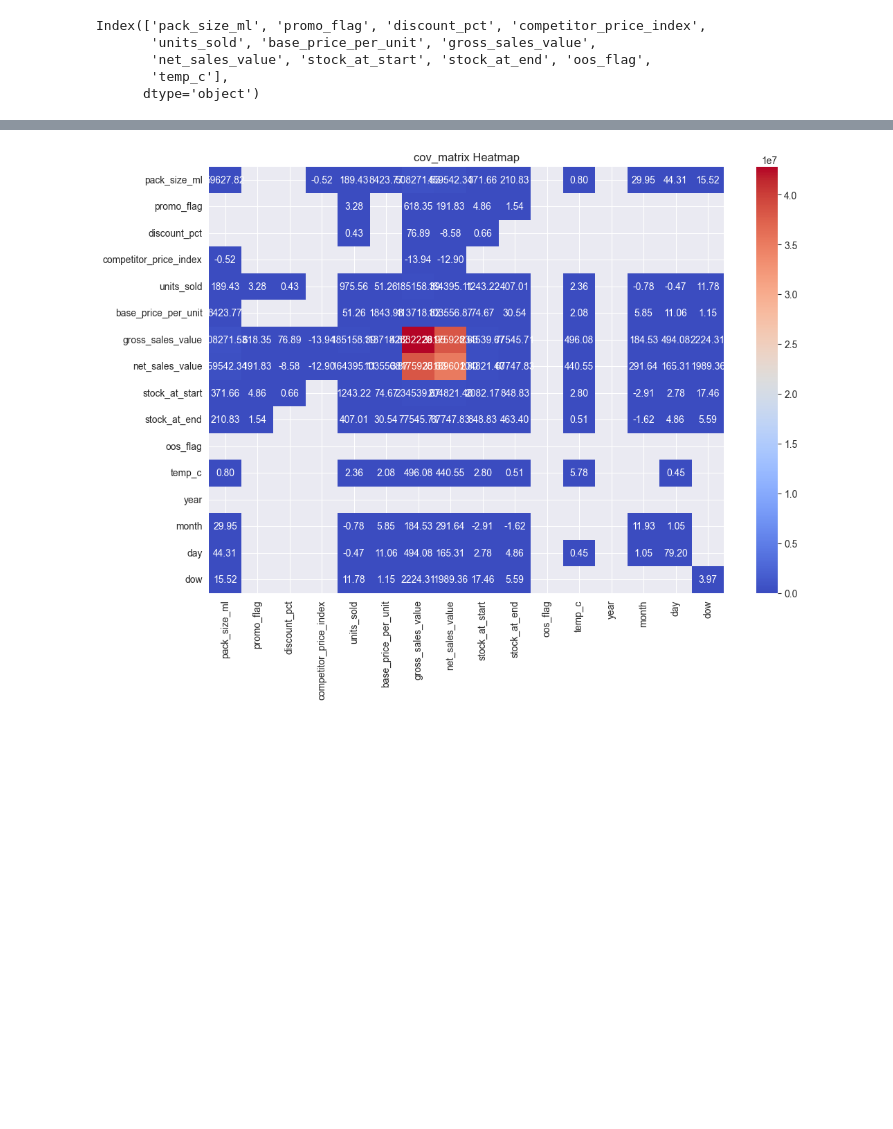
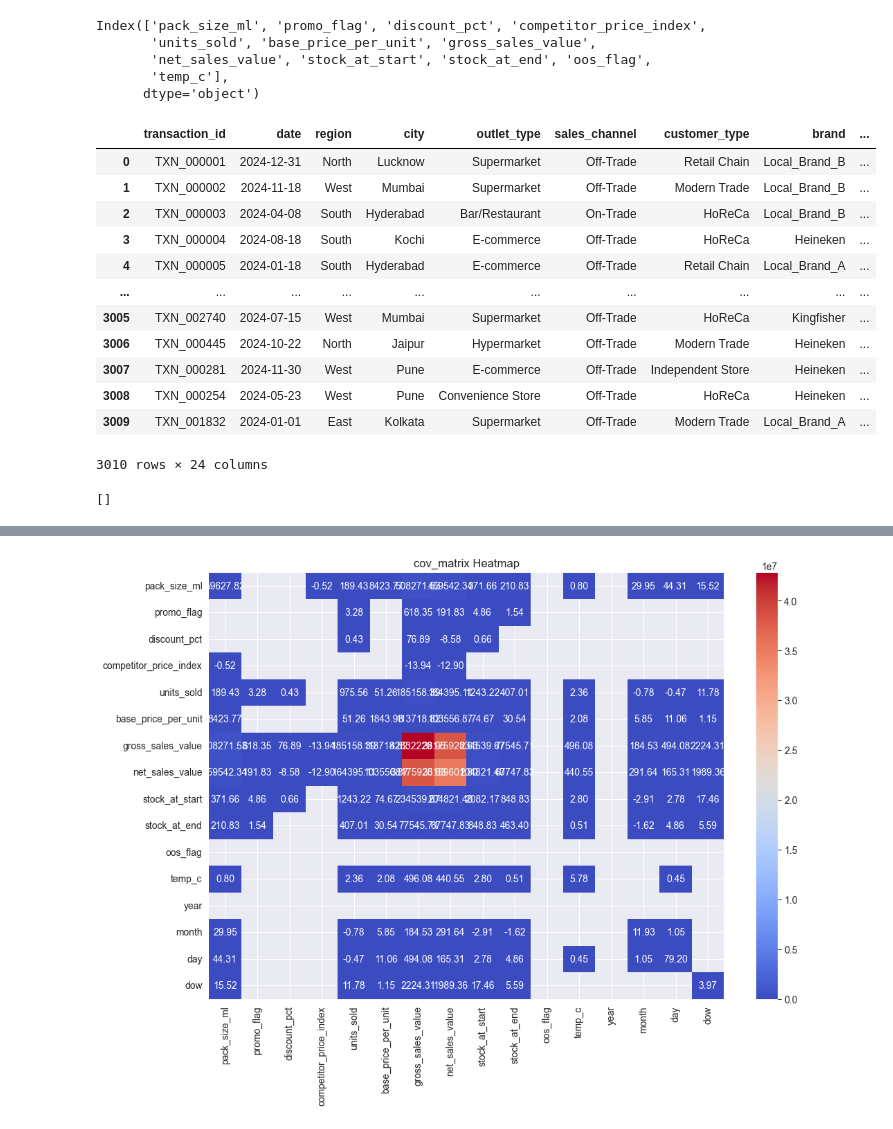
Before and after one commit to akajai/PyCharmMiscProject, a Jupyter notebook: EDA/Data/cs2/cs2.ipynb, the cells around one changed output, grey strips where cells are left out. Saved outputs shown, nothing was run; the diff lists cells and outputs as text; code cells hidden in the pictures; blank space fills up the shorter version.

```diff
--- a/EDA/Data/cs2/cs2.ipynb
+++ b/EDA/Data/cs2/cs2.ipynb
@@ -1,26 +1,45 @@
 # %%
 import pandas as pd
 import seaborn as sc
 import matplotlib.pyplot as plt
 from numpy.f2py.cfuncs import includes
 import tensorflow as tf
-
+tf.config.list_physical_devices('GPU')
 df=pd.read_csv('fmcg_realtime_sales.csv')
 #df.describe()
 #df.shape
 #df.dtypes
 df.info
 #df.plot()
 #df.isna().sum()
 #df.interpolate()
 num_cols = df.select_dtypes(include=['int64', 'float64']).columns
 print(num_cols)
+df
 # %% [output]
 Index(['pack_size_ml', 'promo_flag', 'discount_pct', 'competitor_price_index',
        'units_sold', 'base_price_per_unit', 'gross_sales_value',
        'net_sales_value', 'stock_at_start', 'stock_at_end', 'oos_flag',
        'temp_c'],
       dtype='object')
+|  | transaction_id | date | region | city | outlet_type | sales_channel | customer_type | brand | ... |
+| 0 | TXN_000001 | 2024-12-31 | North | Lucknow | Supermarket | Off-Trade | Retail Chain | Local_Brand_B | ... |
+| 1 | TXN_000002 | 2024-11-18 | West | Mumbai | Supermarket | Off-Trade | Modern Trade | Local_Brand_B | ... |
+| 2 | TXN_000003 | 2024-04-08 | South | Hyderabad | Bar/Restaurant | On-Trade | HoReCa | Local_Brand_B | ... |
+| 3 | TXN_000004 | 2024-08-18 | South | Kochi | E-commerce | Off-Trade | HoReCa | Heineken | ... |
+| 4 | TXN_000005 | 2024-01-18 | South | Hyderabad | E-commerce | Off-Trade | Retail Chain | Local_Brand_A | ... |
+| ... | ... | ... | ... | ... | ... | ... | ... | ... | ... |
+| 3005 | TXN_002740 | 2024-07-15 | West | Mumbai | Supermarket | Off-Trade | HoReCa | Kingfisher | ... |
+| 3006 | TXN_000445 | 2024-10-22 | North | Jaipur | Hypermarket | Off-Trade | Modern Trade | Heineken | ... |
+| 3007 | TXN_000281 | 2024-11-30 | West | Pune | E-commerce | Off-Trade | Independent Store | Heineken | ... |
+| 3008 | TXN_000254 | 2024-05-23 | West | Pune | Convenience Store | Off-Trade | HoReCa | Heineken | ... |
+| 3009 | TXN_001832 | 2024-01-01 | East | Kolkata | Supermarket | Off-Trade | Modern Trade | Local_Brand_A | ... |
+3010 rows × 24 columns
+# %%
+import tensorflow as tf
+print(tf.config.list_physical_devices("GPU"))
+# %% [output]
+[]
 # %%
 df[num_cols]=df[num_cols].fillna(df[num_cols].mean())
 
```
Also changed, not shown: parts of 3 cells of this notebook, 26 other files.
